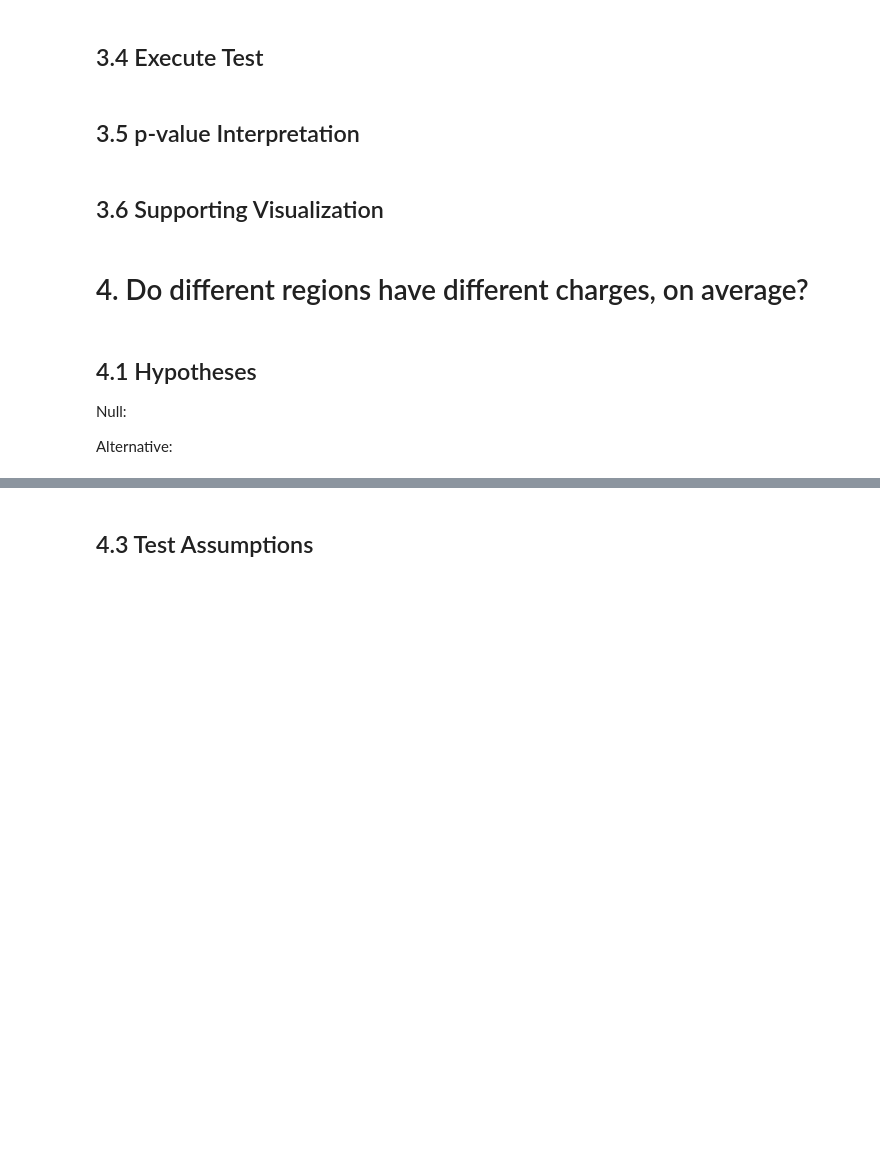
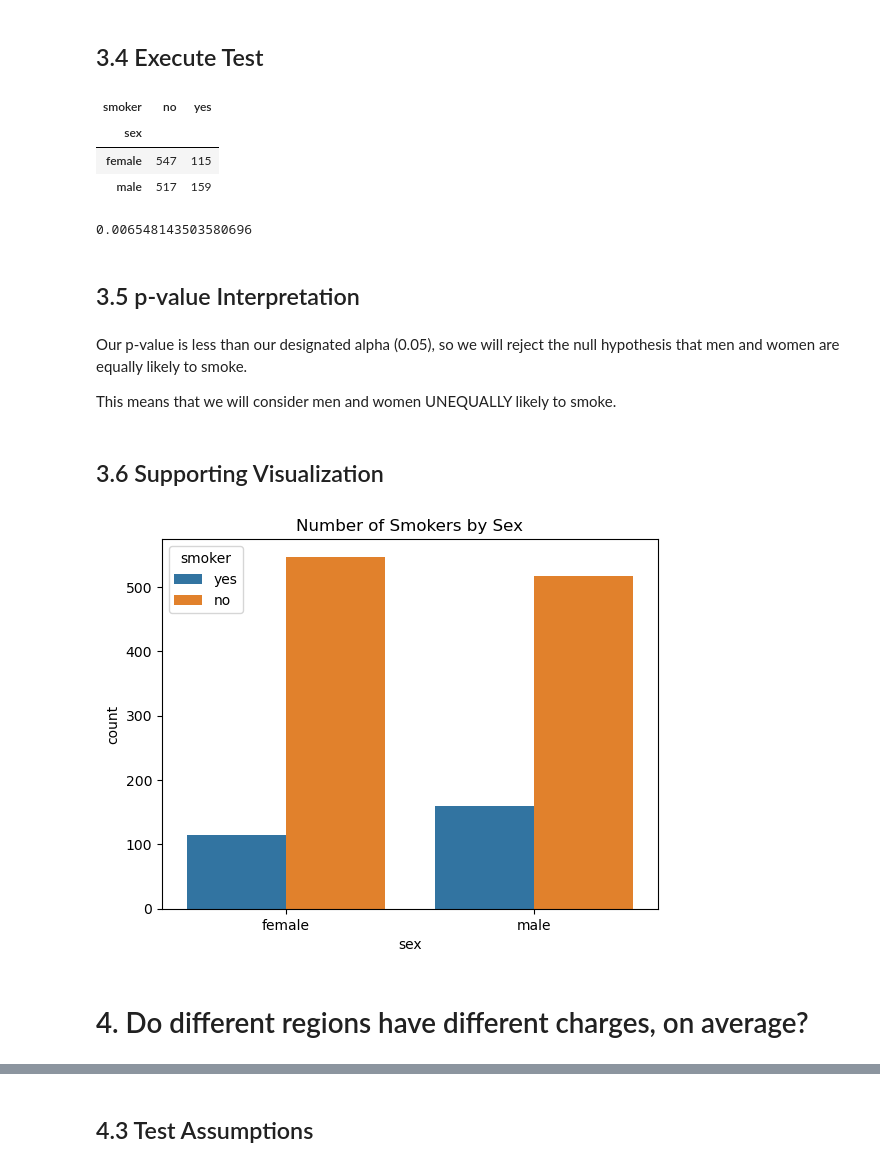
Before and after one commit to kellianneyang/statistics-practice, a Jupyter notebook: hypothesis_testing_with_insurance_data.ipynb, the cells around one changed output, grey strips where cells are left out. Saved outputs shown, nothing was run; the diff lists cells and outputs as text; code cells hidden in the pictures; blank space fills up the shorter version.

```diff
--- a/hypothesis_testing_with_insurance_data.ipynb
+++ b/hypothesis_testing_with_insurance_data.ipynb
@@ -231,14 +268,36 @@ Test:
 # %% [markdown]
 ## 3.4 Execute Test
+# %%
+# get contingency table for chi-squared test input
+table = pd.crosstab(df['sex'], df['smoker'])
+table
+# %% [output]
+| smoker | no | yes |
+| sex |  |  |
+| female | 547 | 115 |
+| male | 517 | 159 |
+# %%
+# run chi-squared test
+result = stats.chi2_contingency(table)
+chi2, p, deg_free, expected_vals = result
+
+# print p-value
+print(p)
+# %% [output]
+0.006548143503580696
 # %% [markdown]
 ## 3.5 p-value Interpretation
+# %% [markdown]
+Our p-value is less than our designated alpha (0.05), so we will reject the null hypothesis that men and women are equally likely to smoke.
+
+This means that we will consider men and women UNEQUALLY likely to smoke.
 # %% [markdown]
 ## 3.6 Supporting Visualization
+# %%
+# plot likeliness to smoke by sex
+ax = sns.countplot(data = df, x = 'sex', hue = 'smoker')
+ax.set_title("Number of Smokers by Sex");
+# %% [output]
+[figure, added]
 # %% [markdown]
 # 4. Do different regions have different charges, on average?
-# %% [markdown]
-## 4.1 Hypotheses
-
-Null:
-
-Alternative:
```
Also changed, not shown: parts of 39 cells of this notebook.
